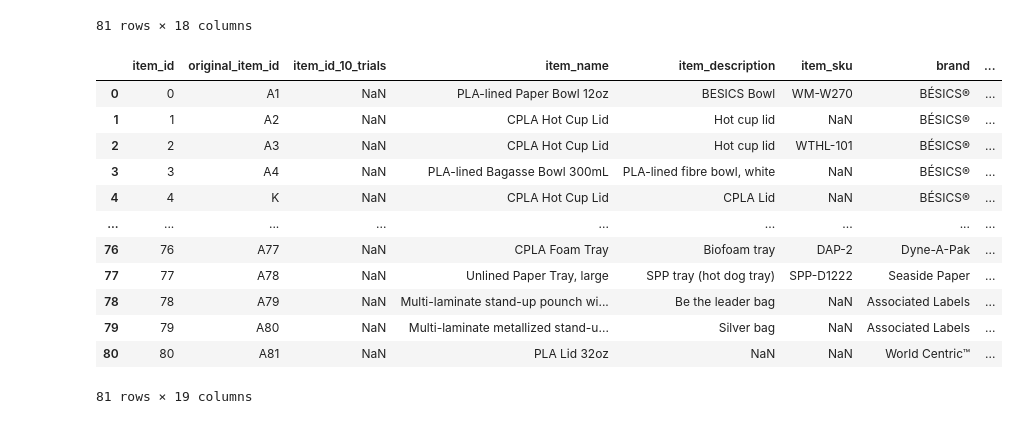
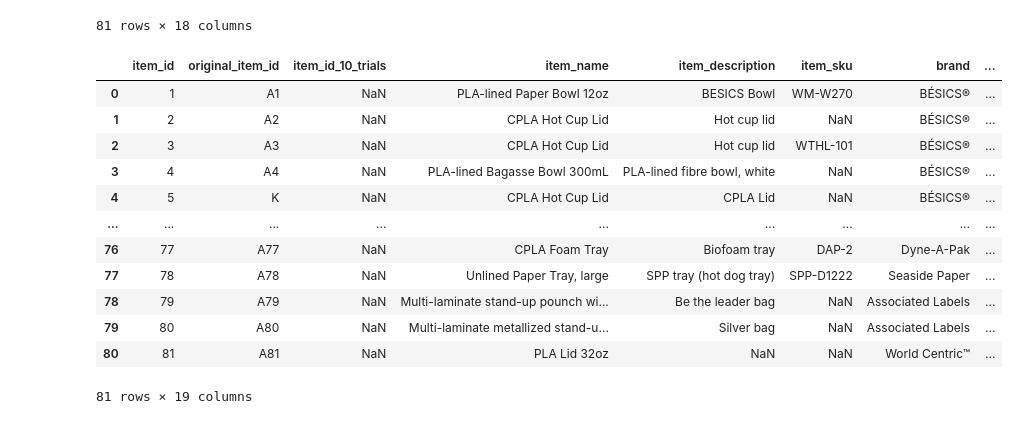
Before and after one commit to uchicago-dsi/compostable-disintegration-analysis, a Jupyter notebook: notebooks/add_items.ipynb, the cells around one changed output. Cells and saved outputs as stored; diff of their text form; code cells hidden in the pictures.

```diff
--- a/notebooks/add_items.ipynb
+++ b/notebooks/add_items.ipynb
@@ -52,23 +52,24 @@ products
 # %%
 products.reset_index(inplace=True)
 products.rename(columns={'item_id': 'original_item_id',
                            'index': 'item_id'
                            }, inplace=True)
+products['item_id'] = products['item_id'] + 1
 #products = products.drop(['item_id_10_trials'], axis=1)
 products
 # %% [output]
 |  | item_id | original_item_id | item_id_10_trials | item_name | item_description | item_sku | brand | ... |
-| 0 | 0 | A1 | NaN | PLA-lined Paper Bowl 12oz | BESICS Bowl | WM-W270 | BÉSICS® | ... |
-| 1 | 1 | A2 | NaN | CPLA Hot Cup Lid | Hot cup lid | NaN | BÉSICS® | ... |
-| 2 | 2 | A3 | NaN | CPLA Hot Cup Lid | Hot cup lid | WTHL-101 | BÉSICS® | ... |
-| 3 | 3 | A4 | NaN | PLA-lined Bagasse Bowl 300mL | PLA-lined fibre bowl, white | NaN | BÉSICS® | ... |
-| 4 | 4 | K | NaN | CPLA Hot Cup Lid | CPLA Lid | NaN | BÉSICS® | ... |
+| 0 | 1 | A1 | NaN | PLA-lined Paper Bowl 12oz | BESICS Bowl | WM-W270 | BÉSICS® | ... |
+| 1 | 2 | A2 | NaN | CPLA Hot Cup Lid | Hot cup lid | NaN | BÉSICS® | ... |
+| 2 | 3 | A3 | NaN | CPLA Hot Cup Lid | Hot cup lid | WTHL-101 | BÉSICS® | ... |
+| 3 | 4 | A4 | NaN | PLA-lined Bagasse Bowl 300mL | PLA-lined fibre bowl, white | NaN | BÉSICS® | ... |
+| 4 | 5 | K | NaN | CPLA Hot Cup Lid | CPLA Lid | NaN | BÉSICS® | ... |
 | ... | ... | ... | ... | ... | ... | ... | ... | ... |
-| 76 | 76 | A77 | NaN | CPLA Foam Tray | Biofoam tray | DAP-2 | Dyne-A-Pak | ... |
-| 77 | 77 | A78 | NaN | Unlined Paper Tray, large | SPP tray (hot dog tray) | SPP-D1222 | Seaside Paper | ... |
-| 78 | 78 | A79 | NaN | Multi-laminate stand-up pounch wi... | Be the leader bag | NaN | Associated Labels | ... |
-| 79 | 79 | A80 | NaN | Multi-laminate metallized stand-u... | Silver bag | NaN | Associated Labels | ... |
-| 80 | 80 | A81 | NaN | PLA Lid 32oz | NaN | NaN | World Centric™ | ... |
+| 76 | 77 | A77 | NaN | CPLA Foam Tray | Biofoam tray | DAP-2 | Dyne-A-Pak | ... |
+| 77 | 78 | A78 | NaN | Unlined Paper Tray, large | SPP tray (hot dog tray) | SPP-D1222 | Seaside Paper | ... |
+| 78 | 79 | A79 | NaN | Multi-laminate stand-up pounch wi... | Be the leader bag | NaN | Associated Labels | ... |
+| 79 | 80 | A80 | NaN | Multi-laminate metallized stand-u... | Silver bag | NaN | Associated Labels | ... |
+| 80 | 81 | A81 | NaN | PLA Lid 32oz | NaN | NaN | World Centric™ | ... |
 81 rows × 19 columns
 # %%
 products['item_id'] = products['item_id'].astype(str)
```
Also changed, not shown: 3 other files.
